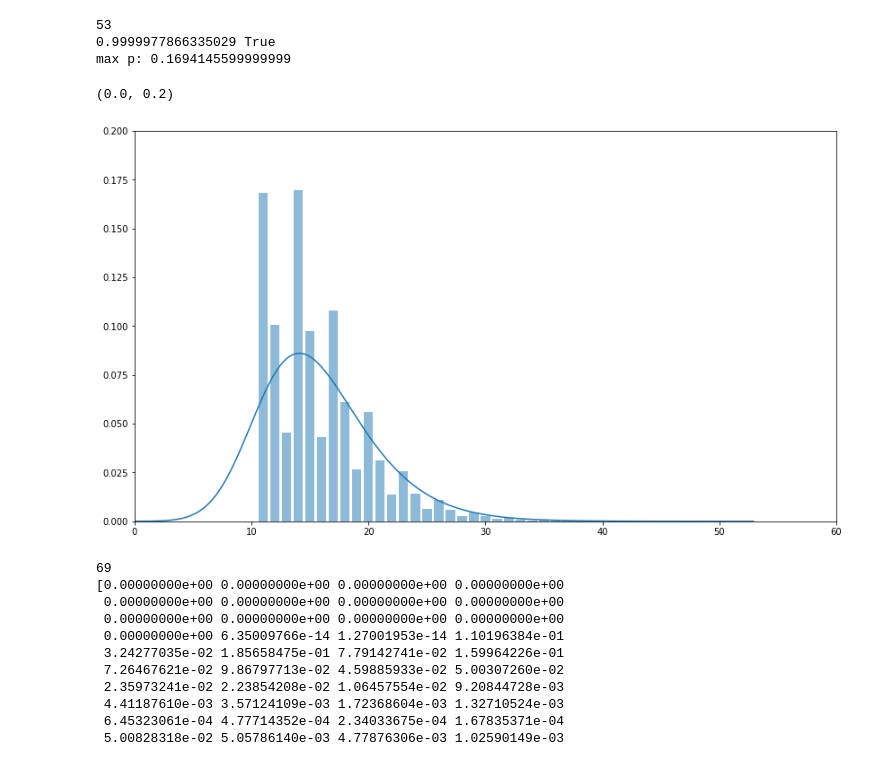
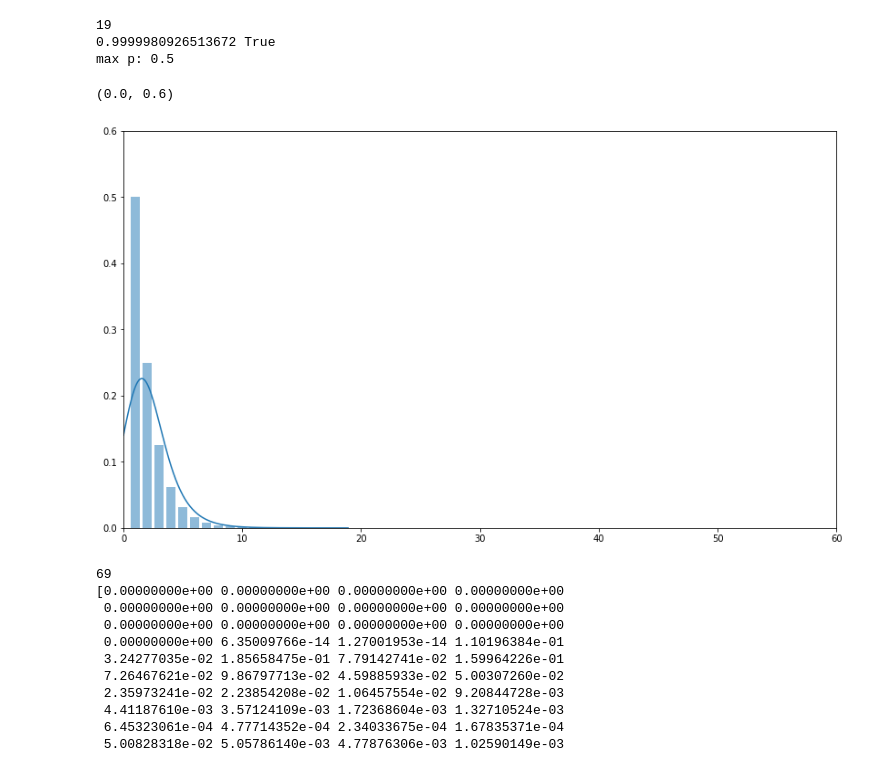
Before and after one commit to yannikschnitzer/prism, a Jupyter notebook: prism/distr.ipynb, the cells around one changed output. Saved outputs shown, nothing was run; the diff lists cells and outputs as text; code cells hidden in the pictures.

```diff
--- a/prism/distr.ipynb
+++ b/prism/distr.ipynb
@@ -11,30 +11,30 @@ import math
 # %%
 dist = pd.read_csv('distr.csv')
 #dist.head(10)
 rx = dist['r'].to_numpy()
 rp = dist['p'].to_numpy()
 n = np.max(np.where(rp > 1e-6))
 rx = rx[0:n+1]
 rp = rp[0:n+1]
 print(n)
 print(np.sum(rp), np.allclose(np.sum(rp), 1))
 print("max p:", np.max(rp))
 distr = scipy.stats.rv_discrete(values=(rx, rp))
 # h = plt.bar(rx, rp, alpha=0.5)
 plt.figure(figsize=(14,8))
 h = plt.bar(rx, distr.pmf(rx), alpha=0.5)
 kernel = scipy.stats.gaussian_kde(rx, weights=rp)
 range = np.arange(0, n, 0.1)
 plt.plot(range, kernel(range))
 plt.xlim([0,60])
-plt.ylim([0,0.2])
+plt.ylim([0,0.6])
 # plt.fill_between(range, kernel(range))
 # %% [output]
-53
-0.9999977866335029 True
-max p: 0.1694145599999999
+19
+0.9999980926513672 True
+max p: 0.5
-(0.0, 0.2)
+(0.0, 0.6)
-[figure, old version]
+[figure, new version]
 # %%
 dist = pd.read_csv('distr.csv')
 #dist.head(10)
```
Also changed, not shown: parts of 3 cells of this notebook, 5 other files.
